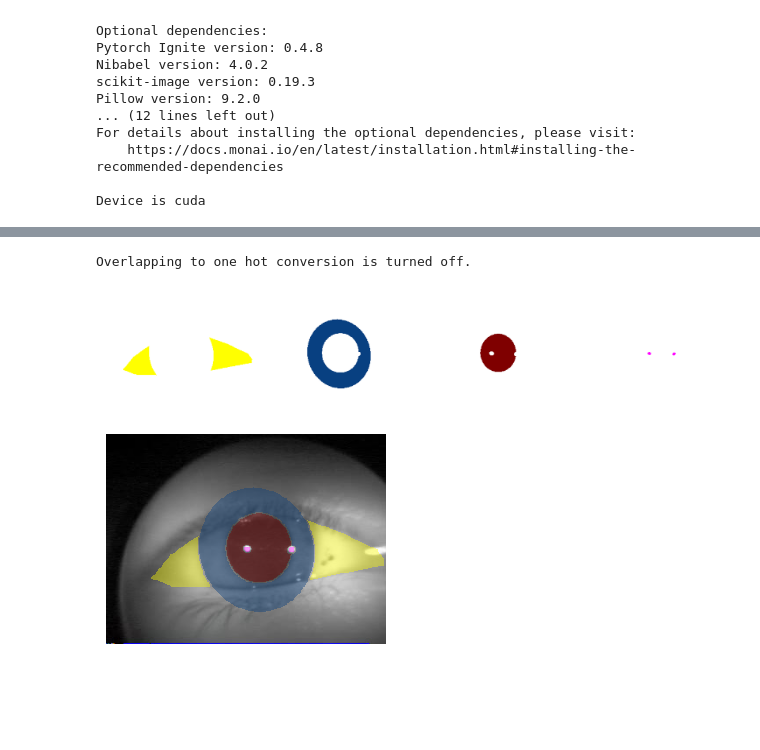
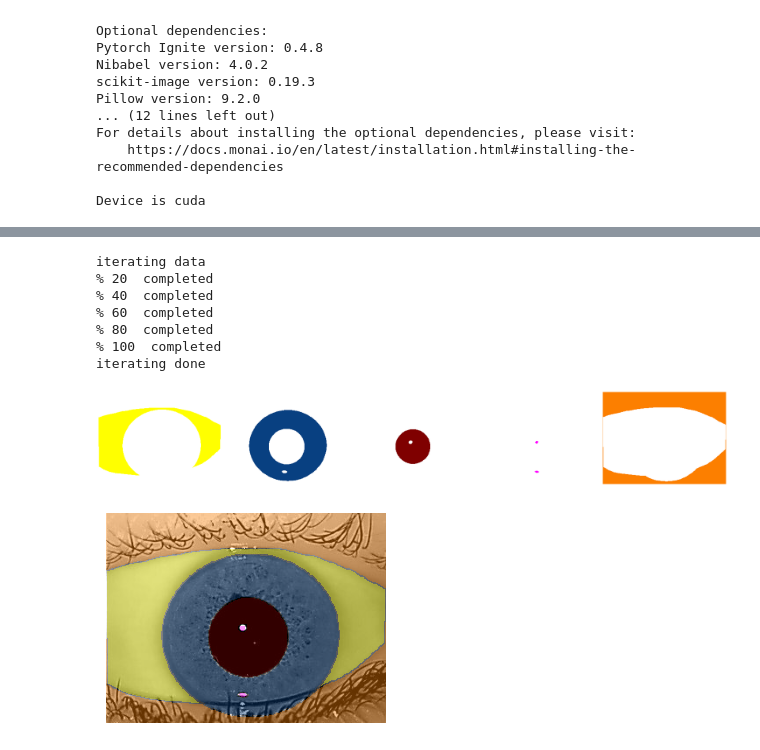
Before and after one commit to BerkOlcay/DeepVog3D, a Jupyter notebook: OverlappingToOnehotConversion.ipynb, the cells around one changed output, grey strips where cells are left out. Cells and saved outputs as stored; diff of their text form; code cells hidden in the pictures; blank space fills up the shorter version.

Commit message:
Added irrelevant to onehot conversion notebook
if resizing transformation of monai enlarges the image, there are unlabelled pixels after enlargement

```diff
--- a/OverlappingToOnehotConversion.ipynb
+++ b/OverlappingToOnehotConversion.ipynb
@@ -72,7 +72,13 @@ For details about installing the optional dependencies, please visit:
 Device is cuda
 # %%
 
-def draw_segmented_area(frame_rgb, pupil_map_masked, iris_map_masked, glints_map_masked, visible_map_masked, ax=None):
+def draw_segmented_area(frame_rgb,
+                        pupil_map_masked,
+                        iris_map_masked,
+                        glints_map_masked,
+                        visible_map_masked,
+                        irrelevant_map_masked,
+                        ax=None):
     # Plot segmented area
     #fig, ax = plt.subplots(figsize=(3.2,2.4))
     alpha=0.4
@@ -87,13 +93,20 @@ def draw_segmented_area(frame_rgb, pupil_map_masked, iris_map_masked, glints_map
     ax.imshow(np.ma.masked_where(iris_map_masked<0.5,iris_map_masked), cmap="GnBu", vmax=1, vmin=0, alpha=alpha)
     ax.imshow(np.ma.masked_where(pupil_map_masked<0.5,pupil_map_masked), cmap="OrRd", vmax=1, vmin=0, alpha=alpha)
     ax.imshow(np.ma.masked_where(glints_map_masked<0.5,glints_map_masked), cmap="cool", vmax=1, vmin=0, alpha=alpha)
+    ax.imshow(np.ma.masked_where(irrelevant_map_masked<0.5,irrelevant_map_masked), cmap="Wistia", vmax=1, vmin=0, alpha=alpha)
     ax.axis('off')
     if fig_created:
         fig.tight_layout()
         fig.canvas.draw()
         plt.show()
 
-def draw_segmented_areas_separately(frame_rgb, pupil_map_masked, iris_map_masked, glints_map_masked, visible_map_masked, ax=None):
+def draw_segmented_areas_separately(frame_rgb,
+                        pupil_map_masked,
+                        iris_map_masked,
+                        glints_map_masked,
+                        visible_map_masked,
+                        irrelevant_map_masked,
+                        ax=None):
     # Plot segmented area
     #fig, ax = plt.subplots(figsize=(3.2,2.4))
     alpha=0.4
@@ -101,7 +114,7 @@ def draw_segmented_areas_separately(frame_rgb, pupil_map_masked, iris_map_masked
     if ax is None:
         fig = plt.figure(figsize=(32, 24))
         #canvas = FigureCanvas(fig)
-        ax = fig.subplots(1,4)
+        ax = fig.subplots(1,5)
         fig_created = True
     ax[0].imshow(np.ma.masked_where(visible_map_masked<0.5,visible_map_masked), cmap="spring", vmax=1, vmin=0)
     ax[0].axis('off')
@@ -114,6 +127,9 @@ def draw_segmented_areas_separately(frame_rgb, pupil_map_masked, iris_map_masked
 
     ax[3].imshow(np.ma.masked_where(glints_map_masked<0.5,glints_map_masked), cmap="cool", vmax=1, vmin=0)
     ax[3].axis('off')
+
+    ax[4].imshow(np.ma.masked_where(irrelevant_map_masked<0.5,irrelevant_map_masked), cmap="Wistia", vmax=1, vmin=0)
+    ax[4].axis('off')
     if fig_created:
         fig.tight_layout()
         fig.canvas.draw()
@@ -196,12 +212,11 @@ pn_code = 'E:\\Users\\BerkOlcay\\DeepVOG3D\\DeepVOG3D\\PYTHON'
 pn_data = 'E:\\Users\\BerkOlcay\\DeepVOG3D\\DeepVOG3D\\data\\data_dv3d_monai_QA'
 
 df = pd.read_csv(os.path.join(pn_code,'df_dv3d_monai_files.csv'), index_col=0)
-df['fn_seg_maps_np'] = [s.replace('.pkl','.pkl') for s in df.fn_seg_maps]
 
 # set up dataset splits and dict-lists
 check_idxs = np.arange(0,df.shape[0])
 
-check_files = [{"img": os.path.join(pn_data, fn_img), "seg": os.path.join(pn_data, fn_seg)} for fn_img, fn_seg in zip(df.fn_img[check_idxs], df.fn_seg_maps_np[check_idxs])]
+check_files = [{"img": os.path.join(pn_data, fn_img), "seg": os.path.join(pn_data, fn_seg)} for fn_img, fn_seg in zip(df.fn_img[check_idxs], df.fn_seg_maps[check_idxs])]
 
 print(f'df.columns:\n {df.columns.tolist()}')
 df.head()
@@ -217,6 +232,6 @@ df.columns:
 # %%
 def convert_overlapping_to_one_hot():
-    print ("iterating training data")
+    print ("iterating data")
     for index, item in enumerate(check_files):
         with open( item["seg"], 'rb') as file:
             arr = pickle.load(file)
@@ -231,41 +246,63 @@ def convert_overlapping_to_one_hot():
             visible_map_masked = visible_map_masked & np.logical_not(iris_map_masked | pupil_map_masked | glints_map_masked)
             iris_map_masked = iris_map_masked & np.logical_not(pupil_map_masked | glints_map_masked)
             pupil_map_masked = pupil_map_masked & np.logical_not(glints_map_masked)
+            irrelevant_map_masked = np.logical_not(visible_map_masked | iris_map_masked | pupil_map_masked | glints_map_masked)
 
-            overlap_visible_map_masked = visible_map_masked & (iris_map_masked | pupil_map_masked | glints_map_masked)
-            overlap_iris_map_masked = iris_map_masked & (visible_map_masked | pupil_map_masked | glints_map_masked)
-            overlap_pupils_map_masked = pupil_map_masked & (visible_map_masked | iris_map_masked | glints_map_masked)
-            overlap_glint_map_masked = glints_map_masked & (visible_map_masked | iris_map_masked | pupil_map_masked)
+            is_overlap_visible_map_masked = np.any(visible_map_masked & (iris_map_masked | pupil_map_masked | glints_map_masked | irrelevant_map_masked))
+            is_overlap_iris_map_masked = np.any(iris_map_masked & (visible_map_masked | pupil_map_masked | glints_map_masked | irrelevant_map_masked))
+            is_overlap_pupils_map_masked = np.any(pupil_map_masked & (visible_map_masked | iris_map_masked | glints_map_masked | irrelevant_map_masked))
+            is_overlap_glint_map_masked = np.any(glints_map_masked & (visible_map_masked | iris_map_masked | pupil_map_masked | irrelevant_map_masked))
+            is_overlap_irrelevant_map_masked = np.any(irrelevant_map_masked & (visible_map_masked | iris_map_masked | pupil_map_masked | glints_map_masked))
+            isNotLabeled = np.any(np.logical_not((irrelevant_map_masked
+                                              | visible_map_masked
+                                              | iris_map_masked
+                                              | pupil_map_masked
+                                              | glints_map_masked)))
 
-            if (is_overlap_visible_map_masked | is_overlap_iris_map_masked | is_overlap_pupils_map_masked | is_overlap_glint_map_masked):
+
+            if (is_overlap_visible_map_masked
+                | is_overlap_iris_map_masked
+                | is_overlap_pupils_map_masked
+                | is_overlap_glint_map_masked
+                | is_overlap_irrelevant_map_masked
+                | isNotLabeled):
                 overlapping_indexes.append(index)
                 print(index)
                 print("is_overlap_visible_map_masked? ", is_overlap_visible_map_masked)
                 print("is_overlap_iris_map_masked? ", is_overlap_iris_map_masked)
                 print("is_overlap_pupils_map_masked? ", is_overlap_pupils_map_masked)
                 print("is_overlap_glint_map_masked? ", is_overlap_glint_map_masked)
+                print("isNotLabeled? ", isNotLabeled)
 
             new_seg = np.array(arr)
             new_seg[0,:,:] = pupil_map_masked
             new_seg[1,:,:] = iris_map_masked
             new_seg[2,:,:] = visible_map_masked
             new_seg[3,:,:] = glints_map_masked
+            irrelevant_map_masked = np.expand_dims(irrelevant_map_masked, axis=0)
+            new_seg = np.append(new_seg, irrelevant_map_masked, axis = 0)
 
             fileObject = open(check_files[index]["seg"], 'wb')
             pickle.dump(new_seg, fileObject)
             fileObject.close()
 
             if (index % (int(len(check_files)/5)) == 0 and index != 0):
-                print("%", index/len(check_files) *100, " completed")
+                print("%", round(index/len(check_files) *100), " completed")
     print ("iterating done")
 
-isConvert = False
+isConvert = True
 if (isConvert):
     convert_overlapping_to_one_hot()
 else:
     print("Overlapping to one hot conversion is turned off.")
 # %% [output]
-Overlapping to one hot conversion is turned off.
+iterating data
+% 20  completed
+% 40  completed
+% 60  completed
+% 80  completed
+% 100  completed
+iterating done
 # %%
 # define transforms for image and segmentation
 img_size = np.array([240,320])
@@ -309,31 +346,31 @@ train_transforms = Compose(
 # %%
 npc = ToNumpy()
 check_ds = monai.data.Dataset(data=check_files, transform=train_transforms)
 check_loader = DataLoader(
     check_ds,
     batch_size=10,
     shuffle=True,
     num_workers=0)
 check_data = first(check_loader)
 for i in range(1):
     # use batch_size=2 to load images and use RandCropByPosNegLabeld to generate 2 x 4 images for network training
     # channel first versions
     img_cf = np.squeeze(npc(check_data["img"])[i,:,:,:])
     seg_cf = np.squeeze(npc(check_data["seg"])[i,:,:,:])
     #print("npc(check_data[seg] ", npc(check_data["seg"]).shape)
     #print("seg_cf.shape", seg_cf.shape)
     #print("seg_cf.shape", seg_cf.shape)
     #print (seg_cf)
     # channel last versions for plotting
-    pupil_map_masked, iris_map_masked, visible_map_masked, glints_map_masked, = tuple([np.squeeze(seg_cf[c,:,:]) for c in [0,1,2,3]])
+    pupil_map_masked, iris_map_masked, visible_map_masked, glints_map_masked, irrelevant_map_masked = tuple([np.squeeze(seg_cf[c,:,:]) for c in [0,1,2,3,4]])
     img = np.moveaxis(img_cf, [0,1,2], [-1,-3,-2])
-    draw_segmented_areas_separately(img, pupil_map_masked, iris_map_masked, glints_map_masked, visible_map_masked)
-    draw_segmented_area(img, pupil_map_masked, iris_map_masked, glints_map_masked, visible_map_masked)
+    draw_segmented_areas_separately(img, pupil_map_masked, iris_map_masked, glints_map_masked, visible_map_masked, irrelevant_map_masked)
+    draw_segmented_area(img, pupil_map_masked, iris_map_masked, glints_map_masked, visible_map_masked, irrelevant_map_masked)
     #plt.imshow(img)
     #plt.show()
 # %% [output]
-[figure, old version]
+[figure, new version]
-[figure, old version]
+[figure, new version]
 # %%
 '''
 # part to manually separate overlaping after monai transfroms
```
Also changed, not shown: parts of 4 cells of this notebook.
